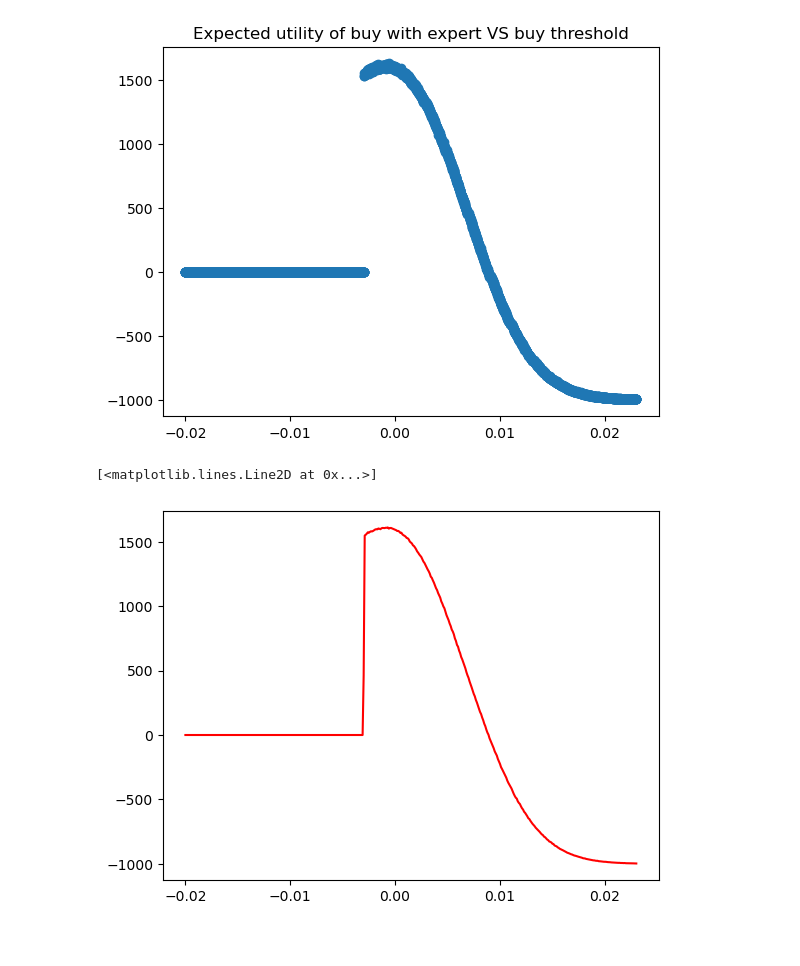
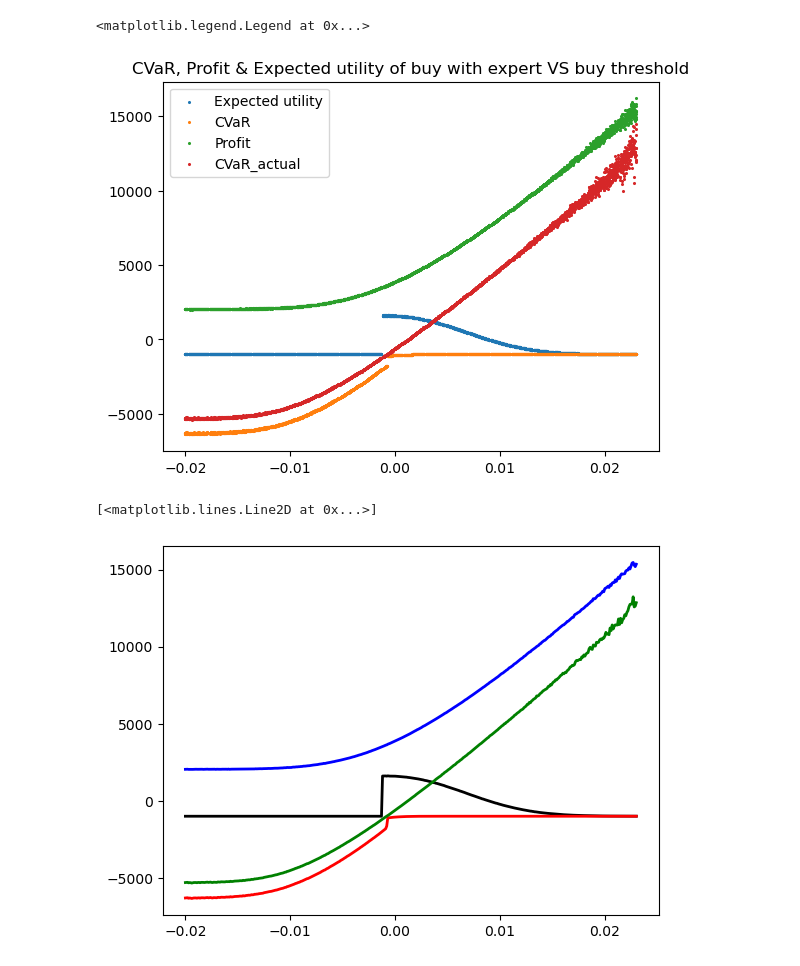
Before and after one commit to 0xC000005/MIE566, a Jupyter notebook: Part 2-1.ipynb, the cells around one changed output. Drawn from its saved outputs; the diff is of its cells as text; code cells hidden in the pictures.

```diff
--- a/Part 2-1.ipynb
+++ b/Part 2-1.ipynb
@@ -92,12 +92,13 @@ investment_mask = price_estimate > 0.0028
 # Only include profits where we actually invested
 actual_investment_profit = potential_profit[investment_mask]
 
-# Calculate CVaR (cvar) as the mean of the worst 5% of outcomes
-percentile_5 = np.percentile(actual_investment_profit, 5)
-tail_values = actual_investment_profit[actual_investment_profit <= percentile_5]
-cvar = np.mean(tail_values)  # This is CVaR
+actual_profit = profit - 1000  # Cost of hiring the expert
 
-actual_profit = profit - 1000  # Cost of hiring the expert
+
+# Calculate CVaR (cvar) as the mean of the worst 5% of outcomes from the actual profit
+percentile_5 = np.percentile(actual_profit, 5)
+tail_values = actual_profit[actual_profit <= percentile_5]
+cvar = np.mean(tail_values)
 # %%
 # plot the profit distribution
 plt.title('Profit distribution of buy with expert')
@@ -211,12 +212,13 @@ while True:
     # Only include profits where we actually invested
     actual_investment_profit = potential_profit[investment_mask]
 
-    # Calculate CVaR (cvar) as the mean of the worst 5% of outcomes
-    percentile_5 = np.percentile(actual_investment_profit, 5)
-    tail_values = actual_investment_profit[actual_investment_profit <= percentile_5]
+    actual_profit = profit - 1000  # Cost of hiring the expert
+
+    # Calculate CVaR (cvar) as the mean of the worst 5% of outcomes from the actual profit
+    percentile_5 = np.percentile(actual_profit, 5)
+    tail_values = actual_profit[actual_profit <= percentile_5]
     cvar = np.mean(tail_values)  # This is CVaR
 
-    actual_profit = profit - 1000  # Cost of hiring the expert
 
     if cvar < max_car:
         expected_utility = 0
@@ -408,29 +312,50 @@ while True:
 # %%
-# plot the result as a list of [x, y] pairs
 result = np.array(result)
 
-plt.title('Expected utility of buy with expert VS buy threshold')
+plt.title('CVaR, Profit & Expected utility of buy with expert VS buy threshold')
 
-# plot it as a scatter plot
-plt.scatter(result[:, 0], result[:, 1])
+# plot it as a scatter plot, make the dots smaller
+plt.scatter(result[:, 0], result[:, 1], s=1.5)
+
+# plot the cvar as a scatter plot
+plt.scatter(result[:, 0], result[:, 2], s=1.5)
+
+# plot the potential profit as a scatter plot
+plt.scatter(result[:, 0], result[:, 3], s=1.5)
+
+# plot the cvar_actual as a scatter plot
+plt.scatter(result[:, 0], result[:, 4], s=1.5)
 
 # take the average of y values for each x value
 unique_xs = np.unique(result[:, 0])
+
+
+# add legend
+plt.legend(['Expected utility', 'CVaR', 'Profit', 'CVaR_actual'])
 # %% [output]
+<matplotlib.legend.Legend at 0x...>
-[figure, old version]
+[figure, new version]
 # %%
 import pandas as pd
 
-df = pd.DataFrame(result, columns=['x', 'y'])
+# convert the result to a pandas dataframe
+result = np.array(result)
+
+
+
+df = pd.DataFrame(result, columns=['x', 'y', 'cvar', 'profit', 'cvar_actual'])
 
 # take the average of y values for each x value
 averages = df.groupby('x').mean()
 
 # plot the averages
-plt.plot(averages.index, averages['y'], color='red')
+plt.plot(averages.index, averages['y'], color='black', linewidth=2)
+plt.plot(averages.index, averages['cvar'], color='red', linewidth=2)
+plt.plot(averages.index, averages['profit'], color='blue', linewidth=2)
+plt.plot(averages.index, averages['cvar_actual'], color='green', linewidth=2)
 # %% [output]
 [<matplotlib.lines.Line2D at 0x...>]
-[figure, old version]
+[figure, new version]
 # %%
 # find the x value that maximizes y
 max_y = averages['y'].max()
```
Also changed, not shown: parts of 17 cells of this notebook.
